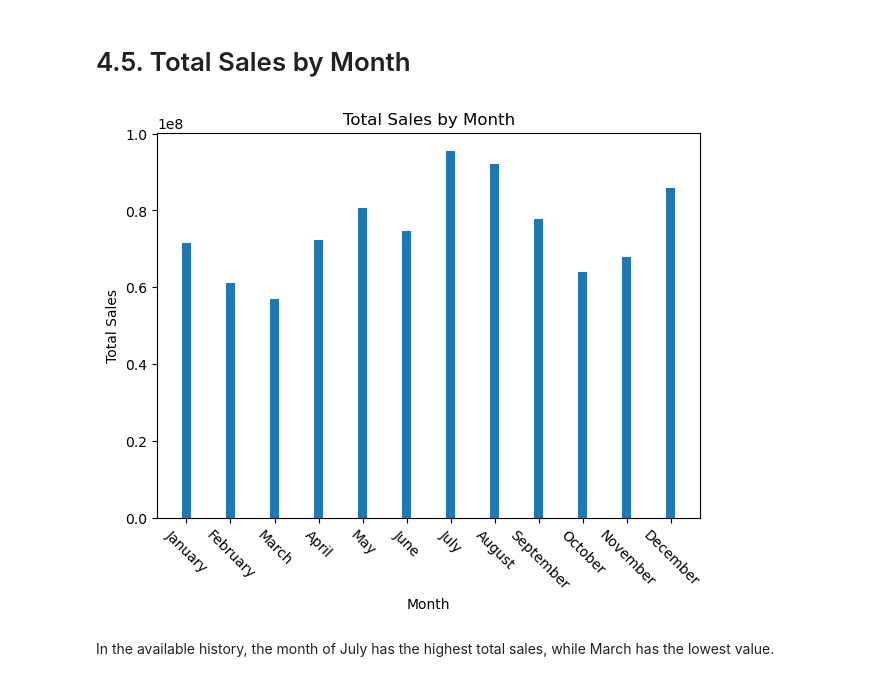
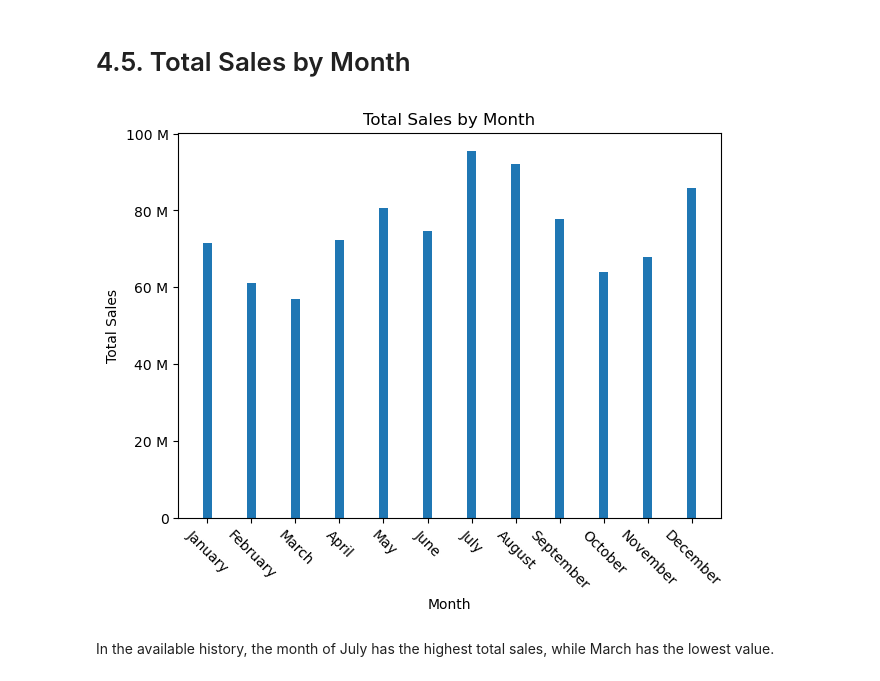
Before and after one commit to dmulysses/datavis-adidas-us-sales-analysis, a Jupyter notebook: adidas-us-sales-analysis.ipynb, the cells around one changed output. Drawn from its saved outputs; the diff is of its cells as text; code cells hidden in the pictures.

```diff
--- a/adidas-us-sales-analysis.ipynb
+++ b/adidas-us-sales-analysis.ipynb
@@ -270,19 +272,21 @@ fig.show('png')
 # 4.5. Total Sales by Month
 # %%
 month_sales = data[['month_name', 'Total_Sales']].groupby('month_name', as_index=False, sort=False).sum()
+formatter = EngFormatter()
 
 sort_order = ['January','February','March','April','May','June','July','August','September','October','November','December']
 fig, ax = plt.subplots(figsize=(7, 5))
 ax.bar(month_sales['month_name'], month_sales['Total_Sales'], width=0.2)
 ax.set_title('Total Sales by Month')
 ax.set_ylabel('Total Sales')
 ax.set_xlabel('Month')
+ax.yaxis.set_major_formatter(formatter)
 plt.xticks(month_sales['month_name'], rotation=-45)
 
 #Show the plot
 plt.show()
 # %% [output]
-[figure, old version]
+[figure, new version]
 # %% [markdown]
 In the available history, the month of July has the highest total sales, while March has the lowest value.
 # %%
```
Also changed, not shown: parts of 1 cell of this notebook.
